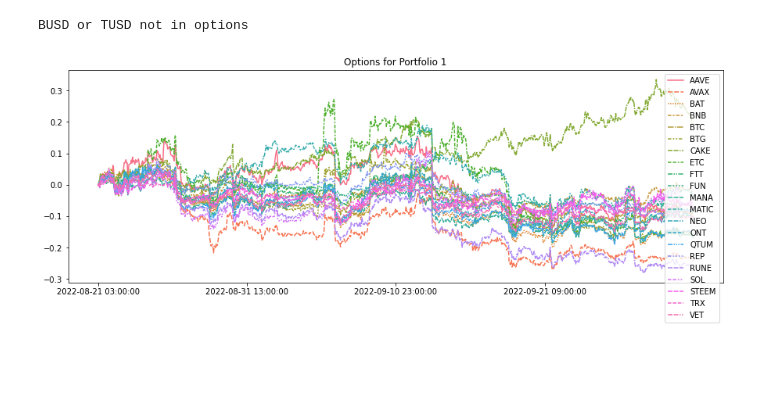
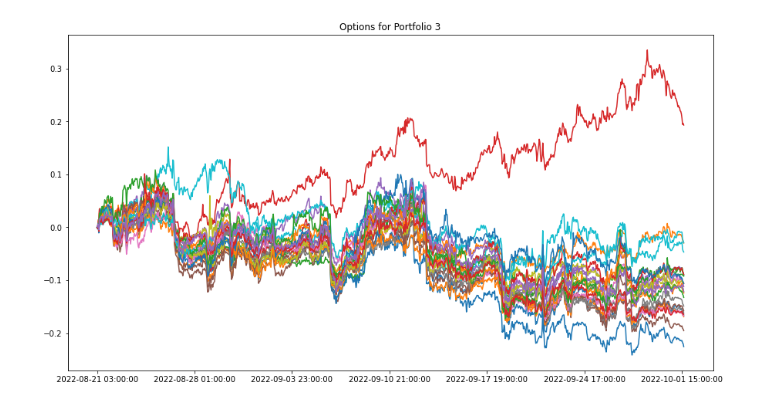
Before and after one commit to cs582/SignatureWorkReinforcementLearning, a Jupyter notebook: selecting_tokens_to_trade.ipynb, the cells around one changed output. Cells and saved outputs as stored; diff of their text form; code cells hidden in the pictures; blank space fills up the shorter version.

```diff
--- a/selecting_tokens_to_trade.ipynb
+++ b/selecting_tokens_to_trade.ipynb
@@ -48,0 +60,22 @@ except:
+# %%
+tokens_op2 = df.columns[results["OPTICS: min_s = 2"] != -1]
+tokens_op3 = df.columns[results["OPTICS: min_s = 3"] != -1]
+
+try:
+    tokens_op2.drop("TUSD", inplace=True)
+except:
+    print("op2 TUSD not in options")
+try:
+    tokens_op2.drop("BUSD", inplace=True)
+except:
+    print("op2 BUSD not in options")
+
+
+try:
+    tokens_op3.drop("TUSD", inplace=True)
+except:
+    print("op3 TUSD not in options")
+try:
+    tokens_op3.drop("BUSD", inplace=True)
+except:
+    print("op3 BUSD not in options")
@@ -53,14 +104,4 @@ plot_tokens_history(data=df_change, title="Options for Portfolio 1", columns=tok
 # %%
-plot_tokens_history(data=df_change, title="Options for Portfolio 1", columns=tokens_op2)
+plot_tokens_history(data=df_change, title="Options for Portfolio 3", columns=tokens_op3)
+# %% [output]
+[figure, added]
-# %%
-try:
-    tokens_op2 = df.columns[results["OPTICS: min_s = 2"] != -1].drop("TUSD").drop("BUSD")
-except:
-    print("BUSD or TUSD not in options")
-
-try:
-    tokens_op3 = df.columns[results["OPTICS: min_s = 3"] != -1].drop("BUSD").drop("TUSD")
-except:
-    print("BUSD or TUSD not in options")
-# %% [output]
-BUSD or TUSD not in options
@@ -69,4 +107,0 @@ tokens_op2
-# %%
-plot_tokens_history(data=df_change, title="Options for Portfolio 1", columns=tokens_op2)
-# %% [output]
-[figure, removed]
```
Also changed, not shown: parts of 17 cells of this notebook, 9 other files.
